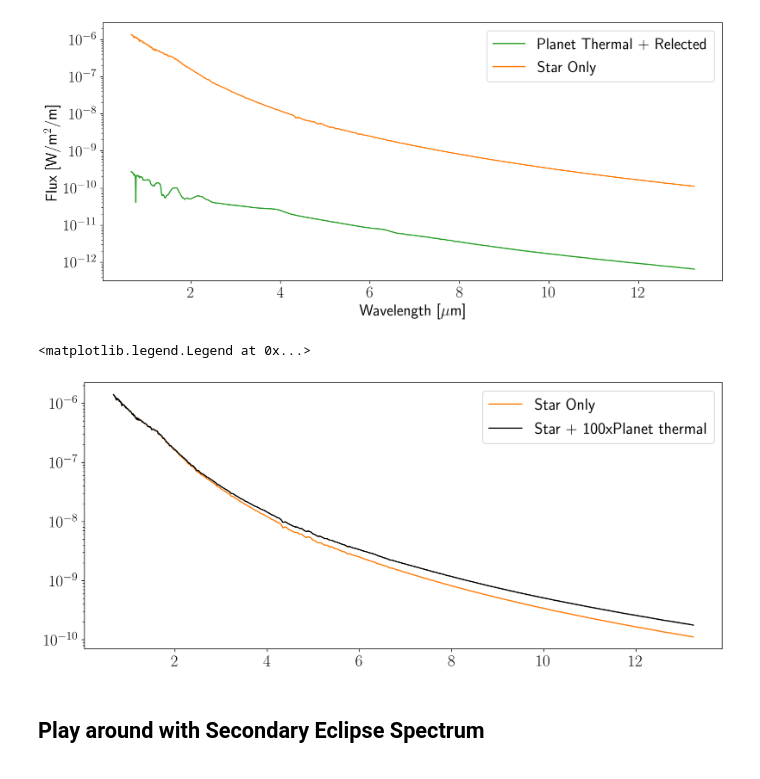
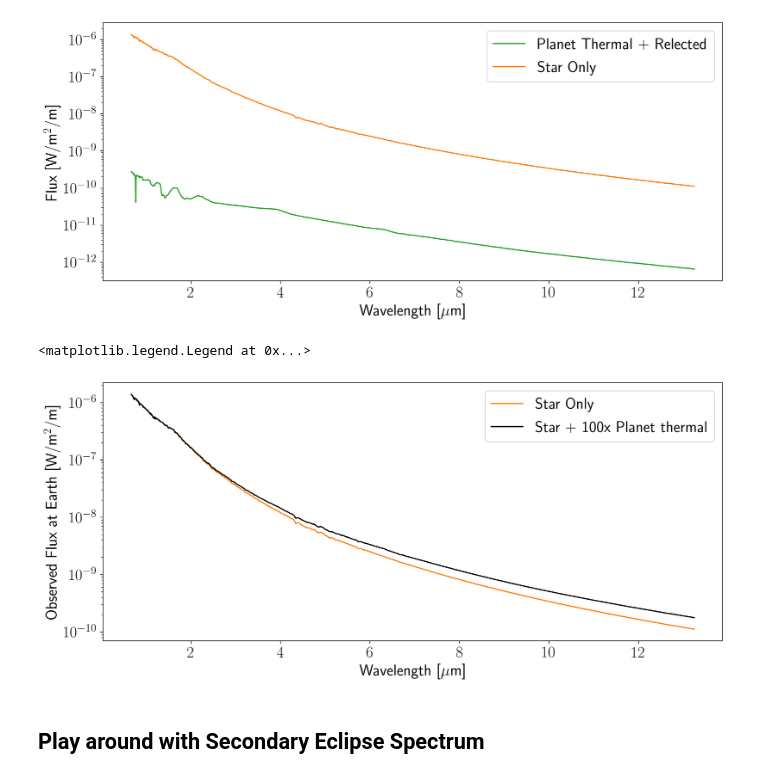
Before and after one commit to jlustigy/CHIMERA, a Jupyter notebook: docs/notebooks/CHIMERA_EMISSION_DEMO_WASP43b_JWST.ipynb, the cells around one changed output. Drawn from its saved outputs; the diff is of its cells as text; code cells hidden in the pictures.

```diff
--- a/docs/notebooks/CHIMERA_EMISSION_DEMO_WASP43b_JWST.ipynb
+++ b/docs/notebooks/CHIMERA_EMISSION_DEMO_WASP43b_JWST.ipynb
@@ -250,23 +269,26 @@ ax.legend()
 # %%
 wl = 1e4/wno
 
 fig, ax = plt.subplots(figsize = (14, 6))
+
+ax.set_xlabel("Wavelength [$\mu$m]")
+ax.set_ylabel("Observed Flux at Earth [W/m$^2$/m]")
 
 #ax.plot(wl, Ftoa, label = "Planet Thermal + Relected", color = "C2")
 #ax.plot(wl, Fstar, label = "Star Only", color = "C1")
 #ax.plot(wl, Fstar + Fup_therm, label = "Star + Planet thermal", color = "k")
 #ax.plot(wl, Fup_therm, label = "Planet Thermal", color = "C3")
 #ax.plot(wl, Fup_ref, label = "Planet Reflected", color = "C0")
 #ax.plot(wl, Fup_therm + Fup_ref)
 
 ax.plot(wl, Fstar_earth, label = "Star Only", color = "C1")
-ax.plot(wl, Fstar_earth + 100*Fplan_therm_earth, label = "Star + 100xPlanet thermal", color = "k")
+ax.plot(wl, Fstar_earth + 100*Fplan_therm_earth, label = "Star + 100x Planet thermal", color = "k")
 
 ax.set_yscale("log")
 ax.legend()
 # %% [output]
 <matplotlib.legend.Legend at 0x...>
-[figure, old version]
+[figure, new version]
 # %% [markdown]
 ## Play around with Secondary Eclipse Spectrum
 # %% [markdown]
```
Also changed, not shown: parts of 5 cells of this notebook, 12 other files.
